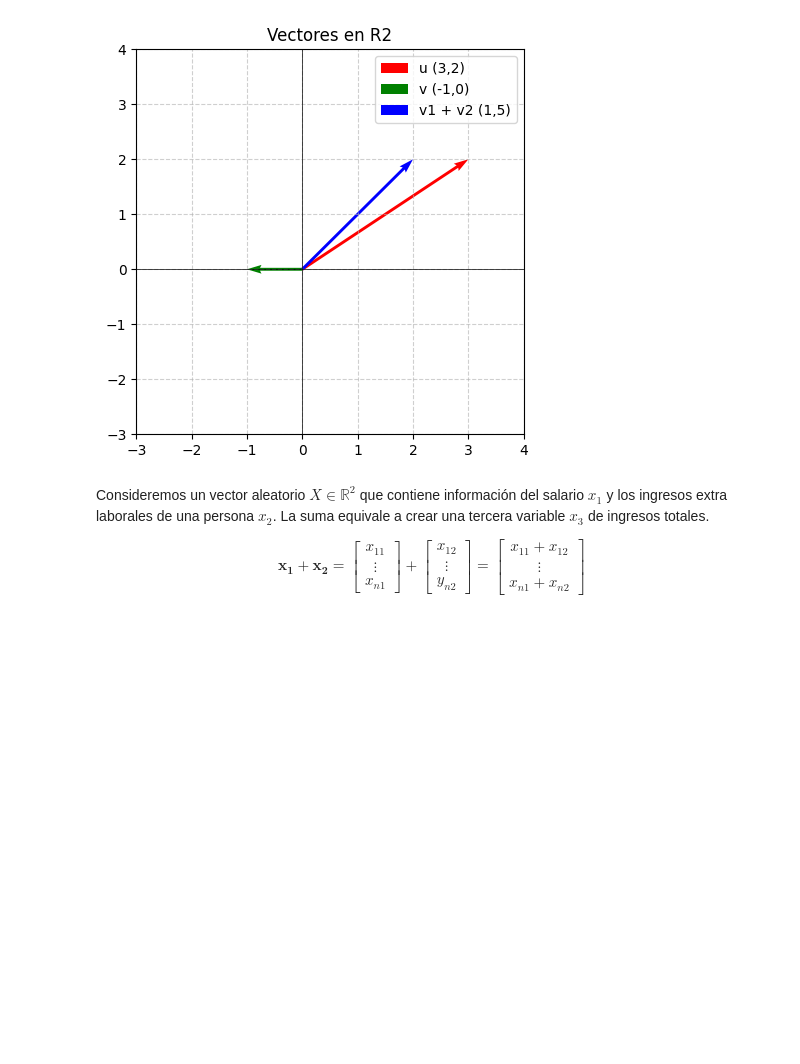
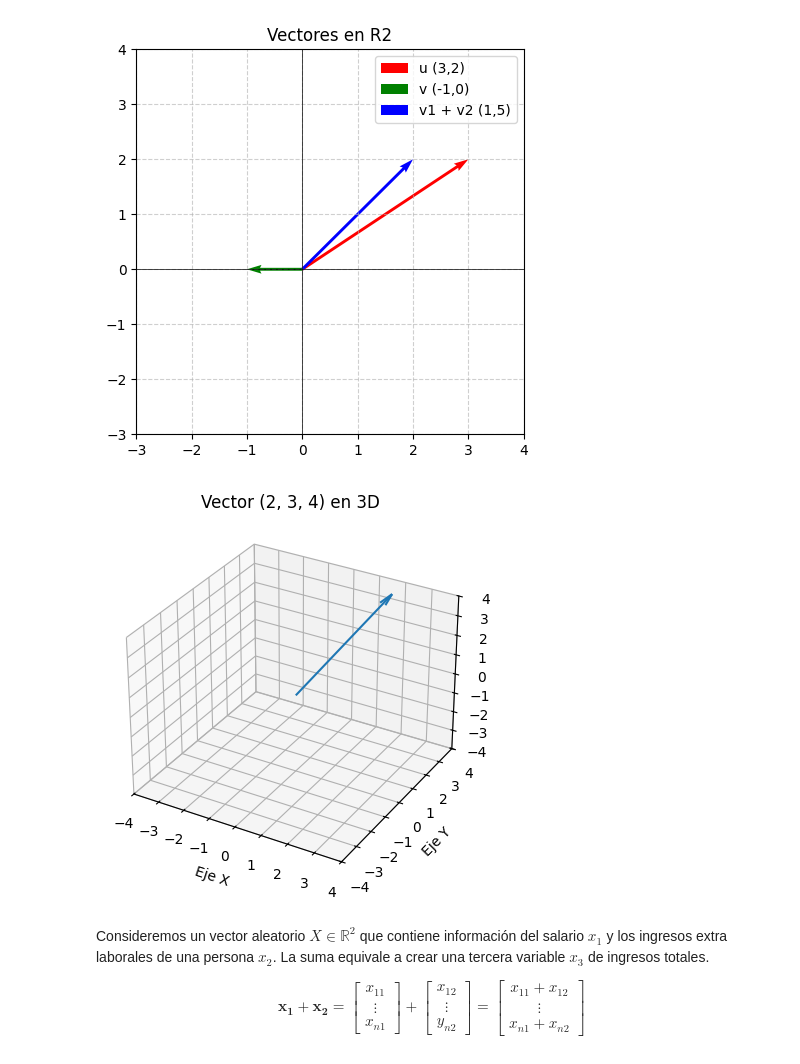
Before and after one commit to julihdez36/Metodos_estadisticos, a Jupyter notebook: Sesion 1.ipynb, the cells around one changed output. Drawn from its saved outputs; the diff is of its cells as text; code cells hidden in the pictures; blank space fills up the shorter version.

```diff
--- a/Sesion 1.ipynb
+++ b/Sesion 1.ipynb
@@ -34,6 +34,29 @@ plt.title("Vectores en R2")
 plt.show()
 # %% [output]
 [figure]
+# %%
+from mpl_toolkits.mplot3d import Axes3D
+
+
+vector = np.array([2, 3, 4])
+
+fig = plt.figure()
+ax = fig.add_subplot(111, projection='3d')
+
+ax.quiver(0, 0, 0, vector[0], vector[1], vector[2], arrow_length_ratio=0.1)
+
+ax.set_xlim([-4, 4])
+ax.set_ylim([-4, 4])
+ax.set_zlim([-4, 4])
+
+ax.set_xlabel('Eje X')
+ax.set_ylabel('Eje Y')
+ax.set_zlabel('Eje Z')
+ax.set_title('Vector (2, 3, 4) en 3D')
+
+plt.show()
+# %% [output]
+[figure, added]
 # %% [markdown]
 Consideremos un vector aleatorio $X \in \mathbb{R}^2$ que contiene información del salario $x_{1}$ y los ingresos extra laborales de una persona $x_{2}$. La suma equivale a crear una tercera variable $x_{3}$ de ingresos totales.
 
```
Also changed, not shown: parts of 6 cells of this notebook.
